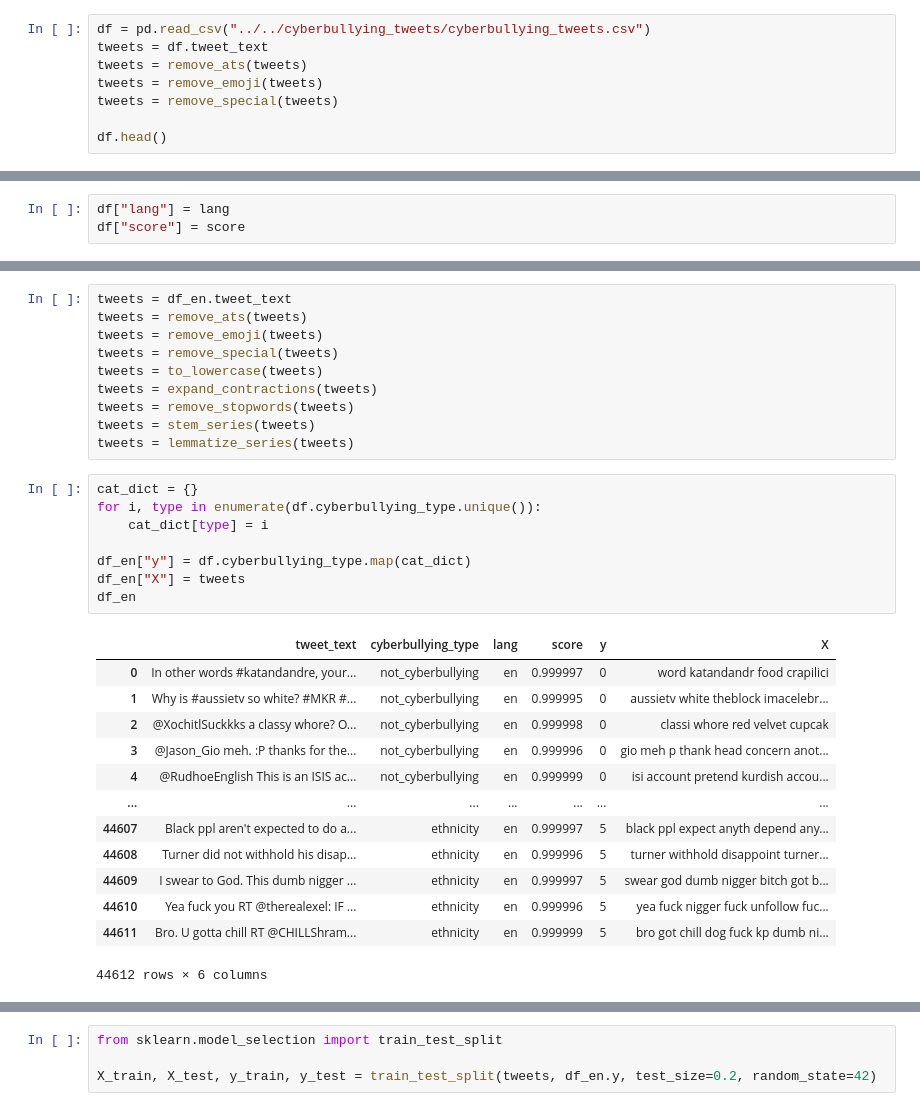
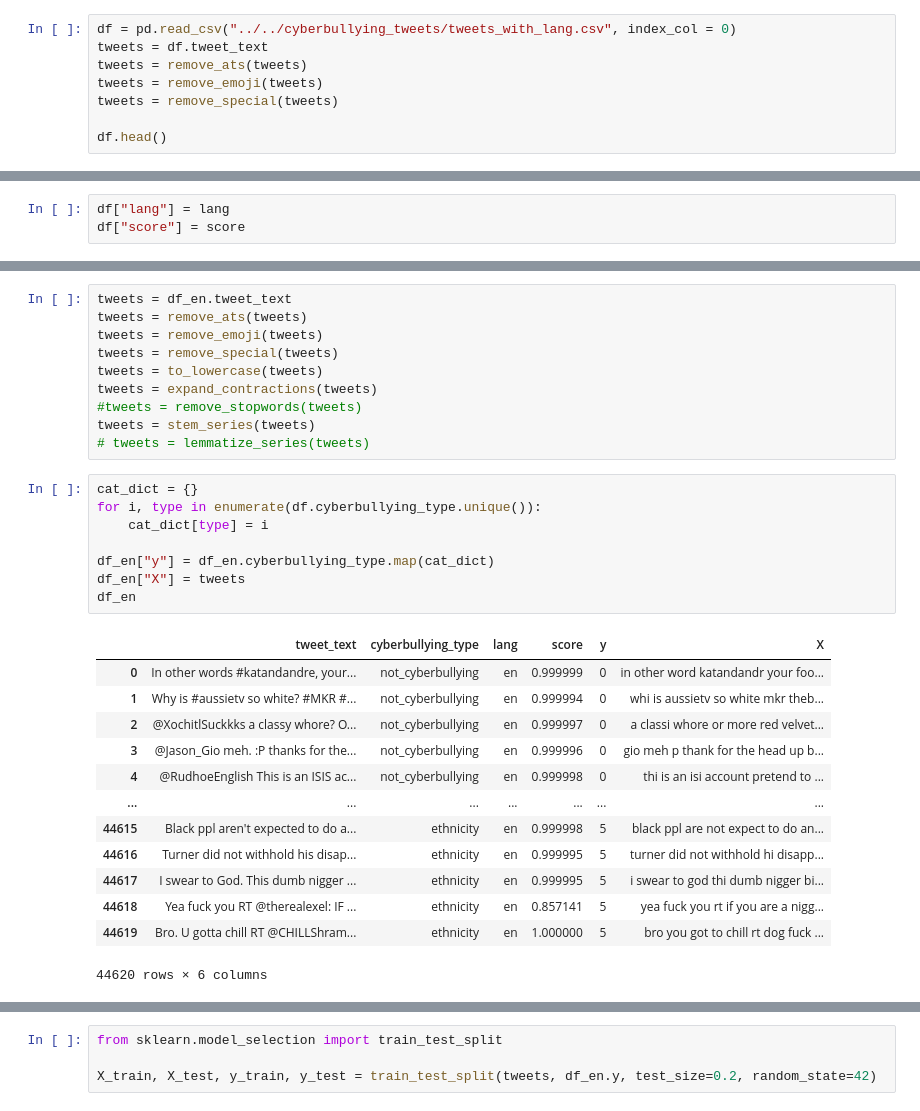
Before and after one commit to ayush-kumar-1/capstone, a Jupyter notebook: src/notebooks/spacy_pipelines.ipynb, the cells around one changed output, grey strips where cells are left out. Cells and saved outputs as stored; diff of their text form.

```diff
--- a/src/notebooks/spacy_pipelines.ipynb
+++ b/src/notebooks/spacy_pipelines.ipynb
@@ -10,5 +23,5 @@ from preprocessing import *
 # %%
-df = pd.read_csv("../../cyberbullying_tweets/cyberbullying_tweets.csv")
+df = pd.read_csv("../../cyberbullying_tweets/tweets_with_lang.csv", index_col = 0)
 tweets = df.tweet_text
 tweets = remove_ats(tweets)
 tweets = remove_emoji(tweets)
@@ -55,31 +85,31 @@ tweets = remove_emoji(tweets)
 tweets = remove_special(tweets)
 tweets = to_lowercase(tweets)
 tweets = expand_contractions(tweets)
-tweets = remove_stopwords(tweets)
+#tweets = remove_stopwords(tweets)
 tweets = stem_series(tweets)
-tweets = lemmatize_series(tweets)
+# tweets = lemmatize_series(tweets)
 # %%
 cat_dict = {}
 for i, type in enumerate(df.cyberbullying_type.unique()):
     cat_dict[type] = i
 
-df_en["y"] = df.cyberbullying_type.map(cat_dict)
+df_en["y"] = df_en.cyberbullying_type.map(cat_dict)
 df_en["X"] = tweets
 df_en
 # %% [output]
 |  | tweet_text | cyberbullying_type | lang | score | y | X |
-| 0 | In other words #katandandre, your... | not_cyberbullying | en | 0.999997 | 0 | word katandandr food crapilici |
-| 1 | Why is #aussietv so white? #MKR #... | not_cyberbullying | en | 0.999995 | 0 | aussietv white theblock imacelebr... |
-| 2 | @XochitlSuckkks a classy whore? O... | not_cyberbullying | en | 0.999998 | 0 | classi whore red velvet cupcak |
-| 3 | @Jason_Gio meh. :P thanks for the... | not_cyberbullying | en | 0.999996 | 0 | gio meh p thank head concern anot... |
-| 4 | @RudhoeEnglish This is an ISIS ac... | not_cyberbullying | en | 0.999999 | 0 | isi account pretend kurdish accou... |
+| 0 | In other words #katandandre, your... | not_cyberbullying | en | 0.999999 | 0 | in other word katandandr your foo... |
+| 1 | Why is #aussietv so white? #MKR #... | not_cyberbullying | en | 0.999994 | 0 | whi is aussietv so white mkr theb... |
+| 2 | @XochitlSuckkks a classy whore? O... | not_cyberbullying | en | 0.999997 | 0 | a classi whore or more red velvet... |
+| 3 | @Jason_Gio meh. :P thanks for the... | not_cyberbullying | en | 0.999996 | 0 | gio meh p thank for the head up b... |
+| 4 | @RudhoeEnglish This is an ISIS ac... | not_cyberbullying | en | 0.999998 | 0 | thi is an isi account pretend to ... |
 | ... | ... | ... | ... | ... | ... | ... |
-| 44607 | Black ppl aren't expected to do a... | ethnicity | en | 0.999997 | 5 | black ppl expect anyth depend any... |
-| 44608 | Turner did not withhold his disap... | ethnicity | en | 0.999996 | 5 | turner withhold disappoint turner... |
-| 44609 | I swear to God. This dumb nigger ... | ethnicity | en | 0.999997 | 5 | swear god dumb nigger bitch got b... |
-| 44610 | Yea fuck you RT @therealexel: IF ... | ethnicity | en | 0.999996 | 5 | yea fuck nigger fuck unfollow fuc... |
-| 44611 | Bro. U gotta chill RT @CHILLShram... | ethnicity | en | 0.999999 | 5 | bro got chill dog fuck kp dumb ni... |
+| 44615 | Black ppl aren't expected to do a... | ethnicity | en | 0.999998 | 5 | black ppl are not expect to do an... |
+| 44616 | Turner did not withhold his disap... | ethnicity | en | 0.999995 | 5 | turner did not withhold hi disapp... |
+| 44617 | I swear to God. This dumb nigger ... | ethnicity | en | 0.999995 | 5 | i swear to god thi dumb nigger bi... |
+| 44618 | Yea fuck you RT @therealexel: IF ... | ethnicity | en | 0.857141 | 5 | yea fuck you rt if you are a nigg... |
+| 44619 | Bro. U gotta chill RT @CHILLShram... | ethnicity | en | 1.000000 | 5 | bro you got to chill rt dog fuck ... |
-44612 rows × 6 columns
+44620 rows × 6 columns
 # %%
 df_en.groupby('cyberbullying_type').count()
 # %% [output]
```
Also changed, not shown: parts of 22 cells of this notebook, 6 other files.
